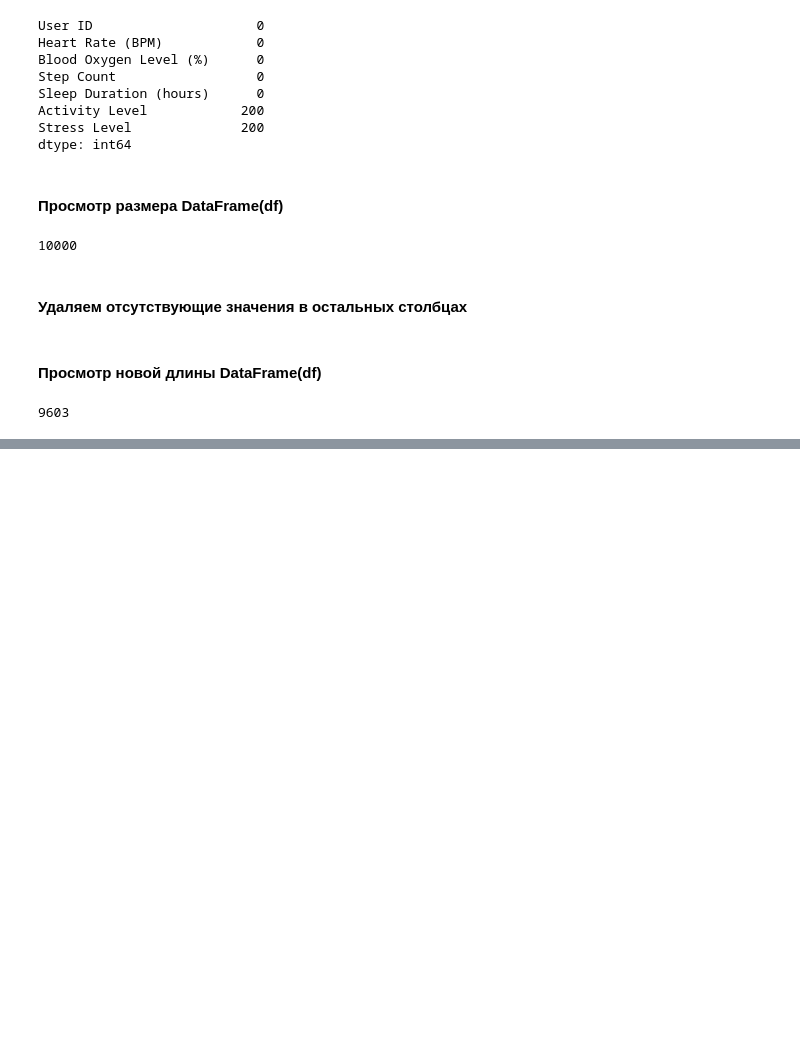
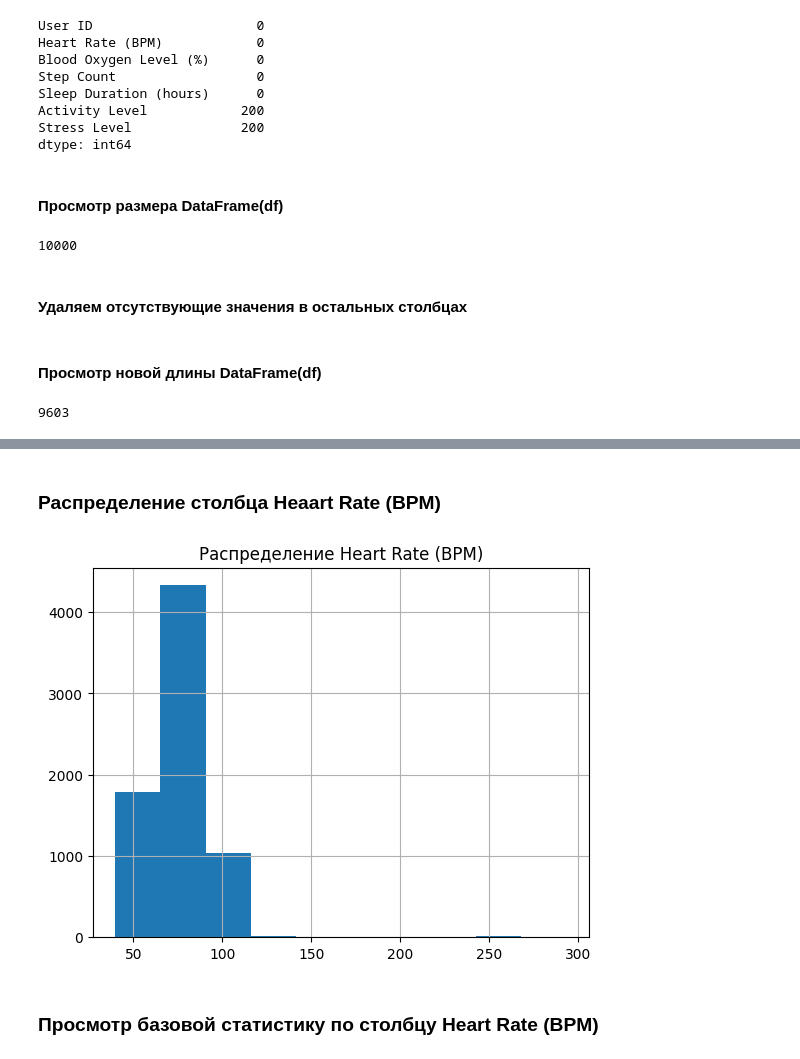
Before and after one commit to AndryushkaKolesnikov/SmartHealth-Watch-Analytics, a Jupyter notebook: smartwatch_human.ipynb, the cells around one changed output, grey strips where cells are left out. Drawn from its saved outputs; the diff is of its cells as text; code cells hidden in the pictures; blank space fills up the shorter version.

```diff
--- a/smartwatch_human.ipynb
+++ b/smartwatch_human.ipynb
@@ -260,0 +267,2 @@ len(df)
+# %%
+train, test = train_test_split(df, random_state=42)
@@ -260,0 +300,10 @@ len(df)
+# %% [markdown]
+### Распределение столбца Heaart Rate (BPM)
+# %%
+train['Heart Rate (BPM)'].hist()
+plt.title('Распределение Heart Rate (BPM)')
+plt.show()
+# %% [output]
+[figure, added]
+# %% [markdown]
+### Просмотр базовой статистику по столбцу Heart Rate (BPM)
```
Also changed, not shown: parts of 36 cells of this notebook.
